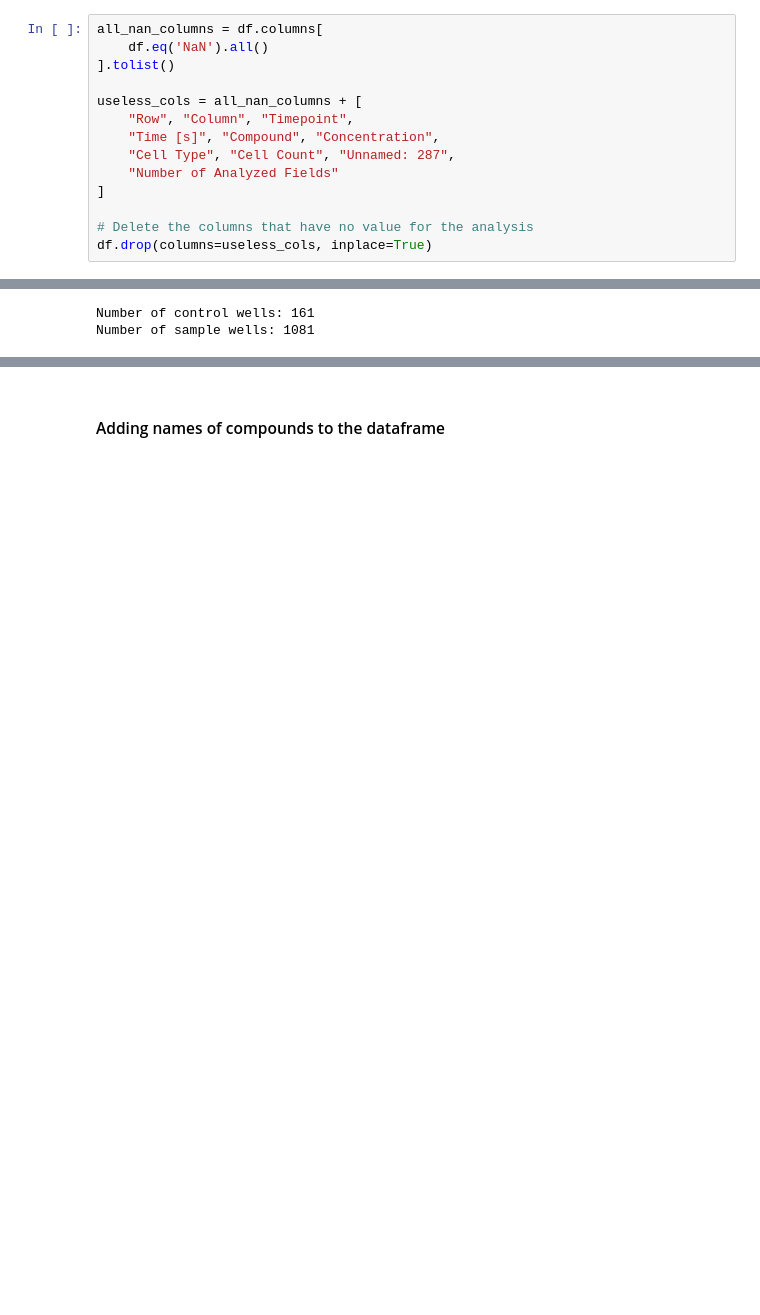
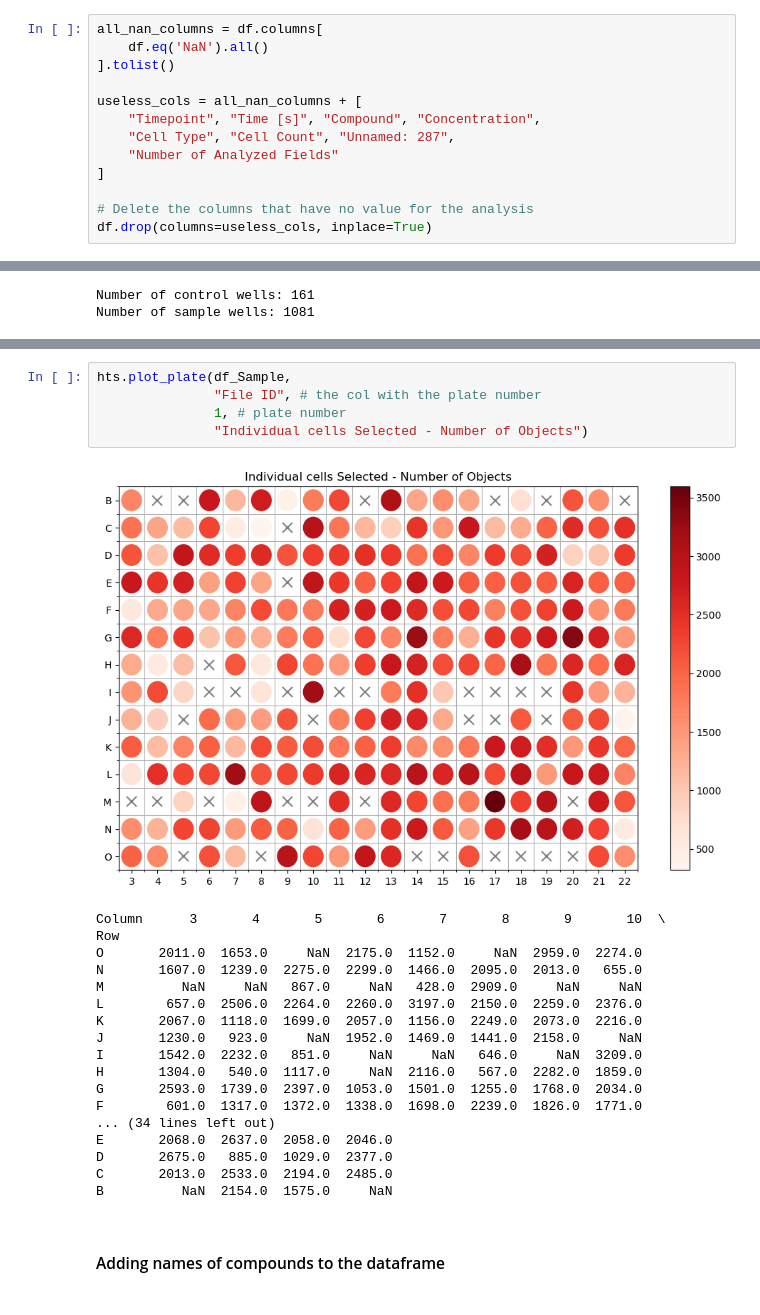
Before and after one commit to ArdalanMansouri/high-throughput-compound-screening, a Jupyter notebook: notebooks/screening_data_cleaning.ipynb, the cells around one changed output, grey strips where cells are left out. Drawn from its saved outputs; the diff is of its cells as text; blank space fills up the shorter version.

Commit message:
Apply the plate visualization function to the sample data.

```diff
--- a/notebooks/screening_data_cleaning.ipynb
+++ b/notebooks/screening_data_cleaning.ipynb
@@ -112,8 +112,7 @@ all_nan_columns = df.columns[
 ].tolist()
 
 useless_cols = all_nan_columns + [
-    "Row", "Column", "Timepoint",
-    "Time [s]", "Compound", "Concentration",
+    "Timepoint", "Time [s]", "Compound", "Concentration",
     "Cell Type", "Cell Count", "Unnamed: 287",
     "Number of Analyzed Fields"
 ]
@@ -248,3 +265,27 @@ Number of sample wells: 1081
+# %%
+hts.plot_plate(df_Sample,
+               "File ID", # the col with the plate number
+               1, # plate number
+               "Individual cells Selected - Number of Objects")
+# %% [output]
+[figure, added]
+Column      3       4       5       6       7       8       9       10  \
+Row
+O       2011.0  1653.0     NaN  2175.0  1152.0     NaN  2959.0  2274.0
+N       1607.0  1239.0  2275.0  2299.0  1466.0  2095.0  2013.0   655.0
+M          NaN     NaN   867.0     NaN   428.0  2909.0     NaN     NaN
+L        657.0  2506.0  2264.0  2260.0  3197.0  2150.0  2259.0  2376.0
+K       2067.0  1118.0  1699.0  2057.0  1156.0  2249.0  2073.0  2216.0
+J       1230.0   923.0     NaN  1952.0  1469.0  1441.0  2158.0     NaN
+I       1542.0  2232.0   851.0     NaN     NaN   646.0     NaN  3209.0
+H       1304.0   540.0  1117.0     NaN  2116.0   567.0  2282.0  1859.0
+G       2593.0  1739.0  2397.0  1053.0  1501.0  1255.0  1768.0  2034.0
+F        601.0  1317.0  1372.0  1338.0  1698.0  2239.0  1826.0  1771.0
+... (34 lines left out)
+E       2068.0  2637.0  2058.0  2046.0
+D       2675.0   885.0  1029.0  2377.0
+C       2013.0  2533.0  2194.0  2485.0
+B          NaN  2154.0  1575.0     NaN
 # %% [markdown]
 <div style="font-size: 0.6em">
 
```
Also changed, not shown: parts of 4 cells of this notebook.
